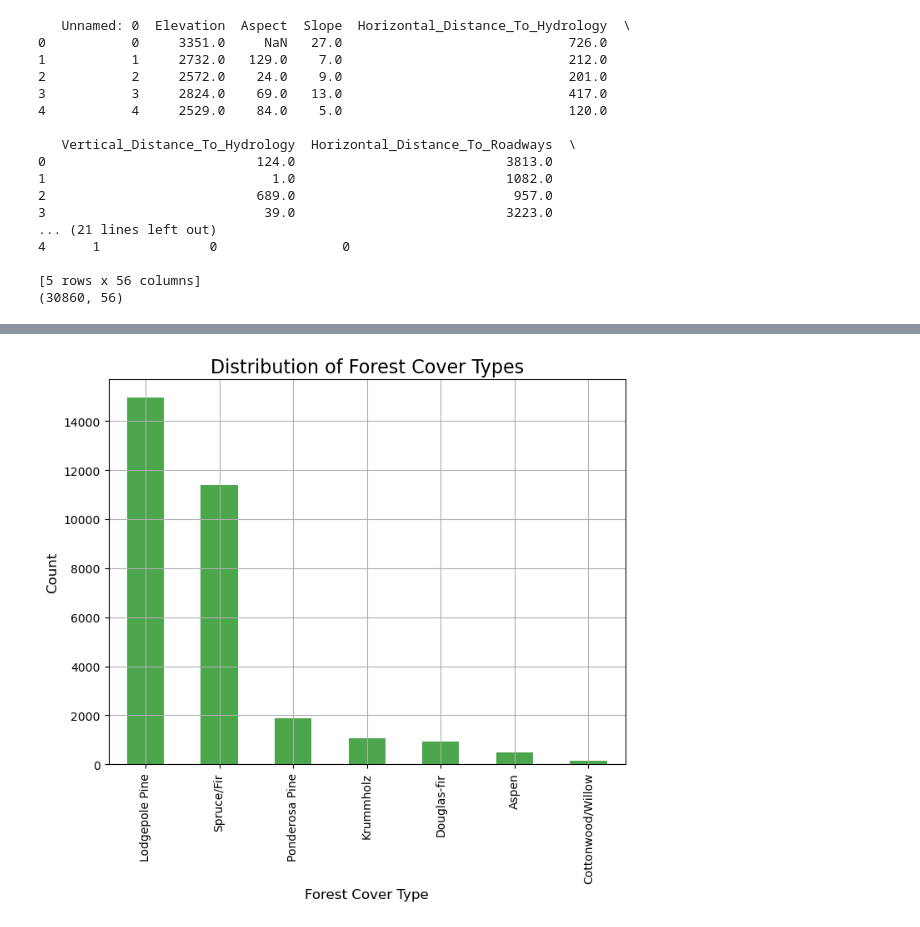
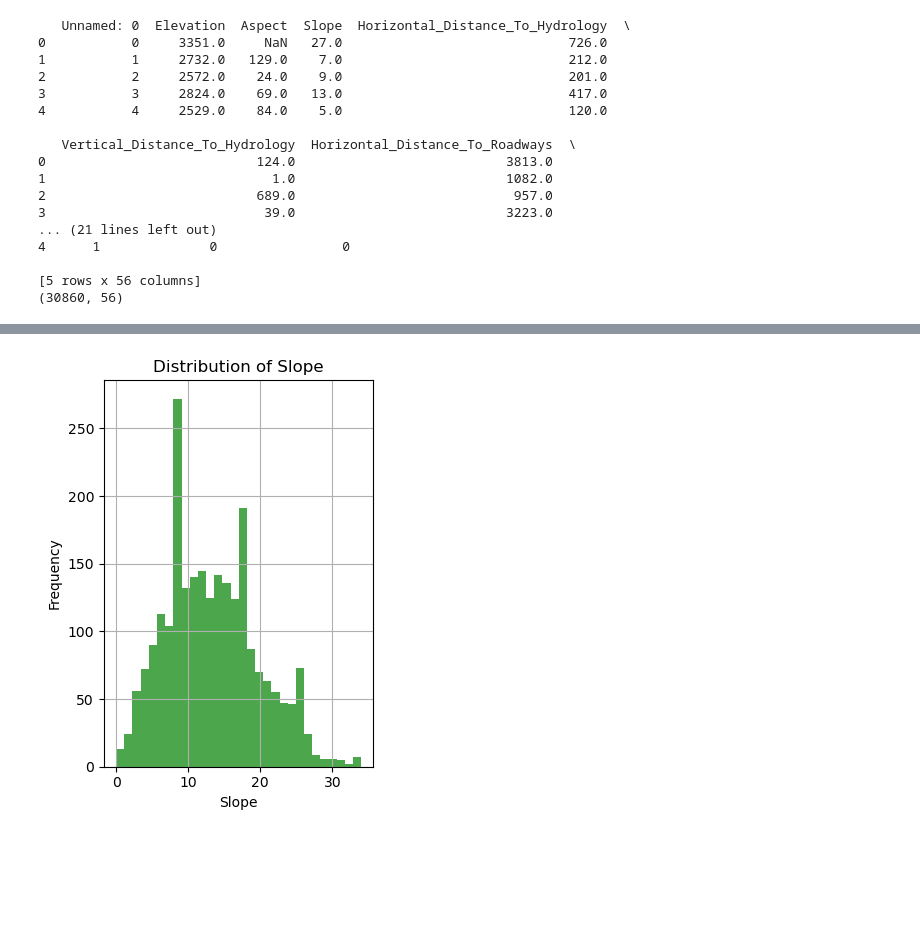
Before and after one commit to bonaparte233/COMP5310_Group50_A1, a Jupyter notebook: fzhu0880/fzhu0880_A1_Code.ipynb, the cells around one changed output, grey strips where cells are left out. Saved outputs shown, nothing was run; the diff lists cells and outputs as text; code cells hidden in the pictures; blank space fills up the shorter version.

```diff
--- a/fzhu0880/fzhu0880_A1_Code.ipynb
+++ b/fzhu0880/fzhu0880_A1_Code.ipynb
@@ -135,10 +134,13 @@ max         1.000000         1.000000
+# %%
+plt.subplot(1, 2, 2) # Plot the slope histogram
+df_cleaned['Slope'].plot(kind='hist', bins=30, color='green', alpha=0.7)
+plt.grid(True)
+plt.title('Distribution of Slope')
+plt.xlabel('Slope')
+plt.ylabel('Frequency')
+plt.tight_layout()
+plt.show()
+# %% [output]
+[figure, added]
 # %%
-plt.figure(figsize=(8, 6))
-df_cleaned['Forest_Cover'].value_counts().plot(kind='bar', color='green', alpha=0.7)
-plt.grid(True)
-plt.title('Distribution of Forest Cover Types', fontsize=16)
-plt.xlabel('Forest Cover Type', fontsize=12)
-plt.ylabel('Count', fontsize=12)
-plt.show()
+df_cleaned.to_csv("cleaned_forest_cover.csv", index=False)
-# %% [output]
-[figure, removed]
```
Also changed, not shown: parts of 10 cells of this notebook, 1 other file.
